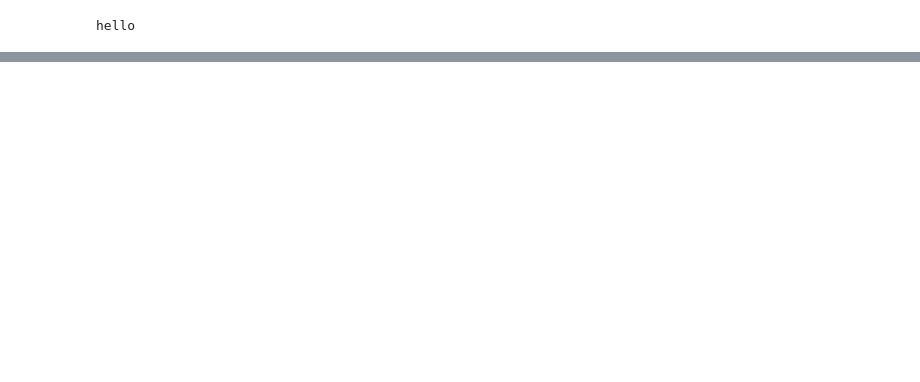
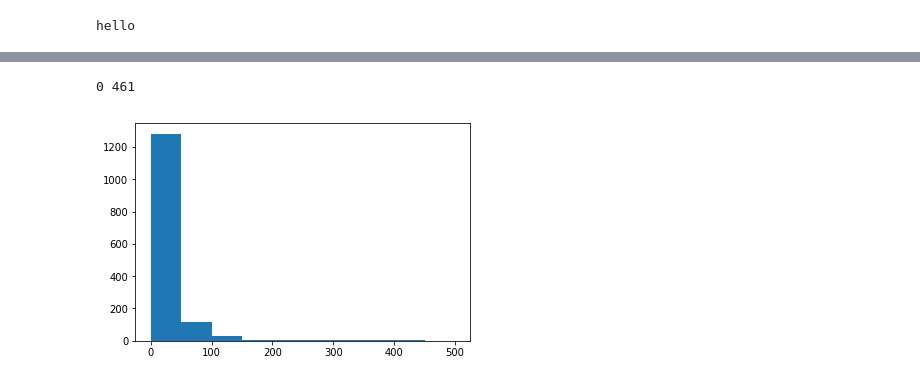
Before and after one commit to Amalinalli/DrivenData_dengAI, a Jupyter notebook: deng.ipynb, the cells around one changed output, grey strips where cells are left out. Drawn from its saved outputs; the diff is of its cells as text; code cells hidden in the pictures; blank space fills up the shorter version.

```diff
--- a/deng.ipynb
+++ b/deng.ipynb
@@ -67,0 +114,5 @@ X = df2.drop('total_cases',axis=1).values
+# %%
+
+df2["ndvi_ne"].mean() #mean : 0.14229353741679882
+df2= df2.fillna({"ndvi_ne": df2["ndvi_ne"].mean()})
+df2.isnull().sum()
@@ -67,0 +137,14 @@ X = df2.drop('total_cases',axis=1).values
+# %%
+
+#Good, for now I am going to leave the variable cleaning at that
+# but we'll come back to it later.
+df2.select_dtypes(include=['object']).copy()
+df2.city.unique()
+df2["city"].value_counts()
+df2 = pd.get_dummies(df2, columns=["city"], prefix=["city"],
+                     dummy_na=True)
+df2.isnull().sum()
+df2.shape
+
+#df3['city'] = pd.Categorical(df3.city)
+#df3.loc[:,city] = pd.Categorical(df3.city)
@@ -67,0 +173,8 @@ X = df2.drop('total_cases',axis=1).values
+# %%
+#I want to check the distribution for the target variable
+print(df2.total_cases.min(), df2.total_cases.max())
+bin_edges = [0,50,100,150,200,250,300,350,400,450,500]
+total_cases_dist = plt.hist(df2['total_cases'], bins=bin_edges)
+# %% [output]
+0 461
+[figure, added]
```
Also changed, not shown: parts of 37 cells of this notebook.
